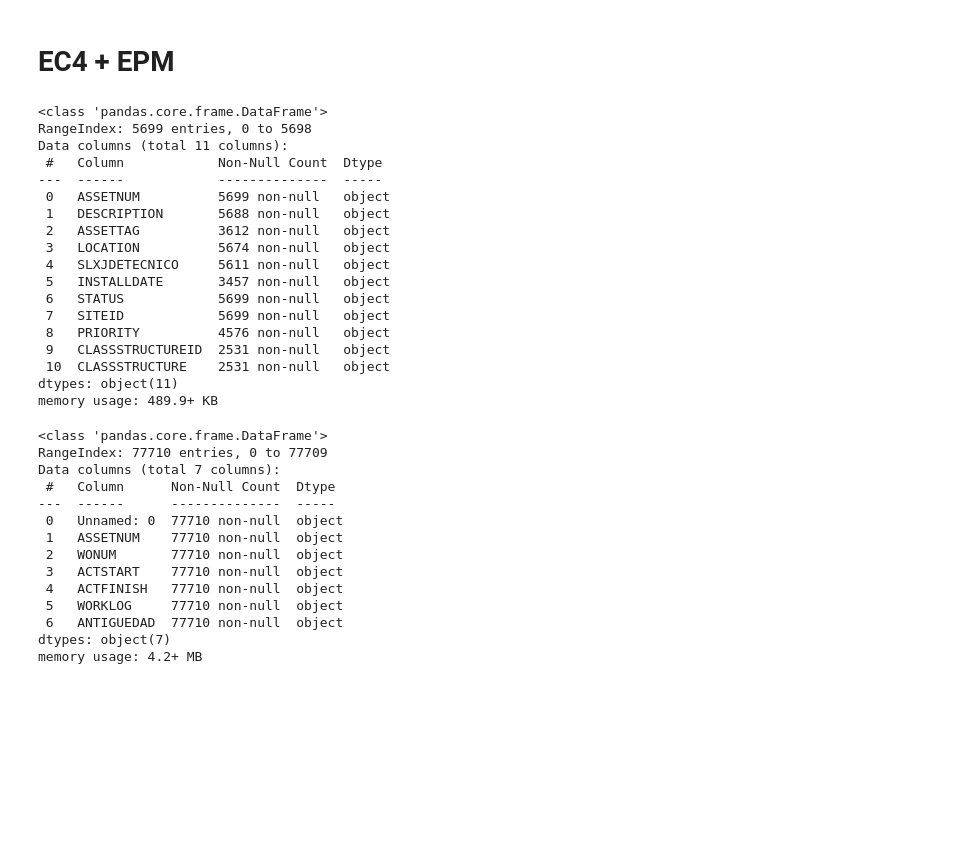
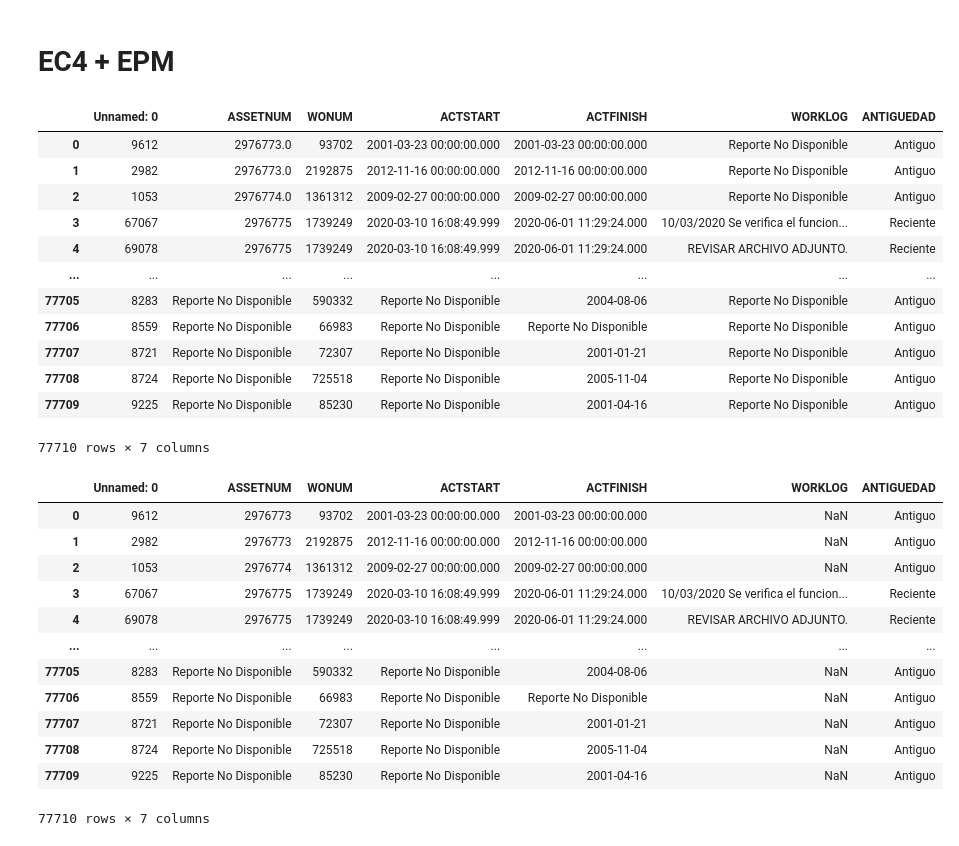
Before and after one commit to juanseleon1/DS4-Team74, a Jupyter notebook: PythonFiles/Santiago.ipynb, the cells around one changed output. Saved outputs shown, nothing was run; the diff lists cells and outputs as text; code cells hidden in the pictures; blank space fills up the shorter version.

```diff
--- a/PythonFiles/Santiago.ipynb
+++ b/PythonFiles/Santiago.ipynb
@@ -737,44 +742,39 @@ from nltk.corpus import stopwords
 # %%
 repo_dir = dirname(abspath(os.getcwd()))
-# %%
-activos = pd.read_csv(repo_dir + '\Data\Activos.csv', delimiter=';', encoding='windows-1252', dtype='object')
-activos.info()
-# %% [output]
-<class 'pandas.core.frame.DataFrame'>
-RangeIndex: 5699 entries, 0 to 5698
-Data columns (total 11 columns):
- #   Column            Non-Null Count  Dtype
----  ------            --------------  -----
- 0   ASSETNUM          5699 non-null   object
- 1   DESCRIPTION       5688 non-null   object
- 2   ASSETTAG          3612 non-null   object
- 3   LOCATION          5674 non-null   object
- 4   SLXJDETECNICO     5611 non-null   object
- 5   INSTALLDATE       3457 non-null   object
- 6   STATUS            5699 non-null   object
- 7   SITEID            5699 non-null   object
- 8   PRIORITY          4576 non-null   object
- 9   CLASSSTRUCTUREID  2531 non-null   object
- 10  CLASSSTRUCTURE    2531 non-null   object
-dtypes: object(11)
-memory usage: 489.9+ KB
 # %%
-consolidado = pd.read_csv(repo_dir + '\Data\DataSetsProcesados\Relacion_ots_activo.csv', delimiter=',', encoding='utf8', dtype='object')
-consolidado.info()
+consolidado = pd.read_csv(repo_dir + '\\Data\\DataSetsProcesados\\relacion_ots_activo_antiguos_y_nuevos.csv',
+                          delimiter=',',
+                          dtype='object')
+consolidado
 # %% [output]
+|  | Unnamed: 0 | ASSETNUM | WONUM | ACTSTART | ACTFINISH | WORKLOG | ANTIGUEDAD |
+| 0 | 9612 | 2976773.0 | 93702 | 2001-03-23 00:00:00.000 | 2001-03-23 00:00:00.000 | Reporte No Disponible | Antiguo |
+| 1 | 2982 | 2976773.0 | 2192875 | 2012-11-16 00:00:00.000 | 2012-11-16 00:00:00.000 | Reporte No Disponible | Antiguo |
+| 2 | 1053 | 2976774.0 | 1361312 | 2009-02-27 00:00:00.000 | 2009-02-27 00:00:00.000 | Reporte No Disponible | Antiguo |
+| 3 | 67067 | 2976775 | 1739249 | 2020-03-10 16:08:49.999 | 2020-06-01 11:29:24.000 | 10/03/2020 Se verifica el funcion... | Reciente |
+| 4 | 69078 | 2976775 | 1739249 | 2020-03-10 16:08:49.999 | 2020-06-01 11:29:24.000 | REVISAR ARCHIVO ADJUNTO. | Reciente |
+| ... | ... | ... | ... | ... | ... | ... | ... |
+| 77705 | 8283 | Reporte No Disponible | 590332 | Reporte No Disponible | 2004-08-06 | Reporte No Disponible | Antiguo |
+| 77706 | 8559 | Reporte No Disponible | 66983 | Reporte No Disponible | Reporte No Disponible | Reporte No Disponible | Antiguo |
+| 77707 | 8721 | Reporte No Disponible | 72307 | Reporte No Disponible | 2001-01-21 | Reporte No Disponible | Antiguo |
+| 77708 | 8724 | Reporte No Disponible | 725518 | Reporte No Disponible | 2005-11-04 | Reporte No Disponible | Antiguo |
+| 77709 | 9225 | Reporte No Disponible | 85230 | Reporte No Disponible | 2001-04-16 | Reporte No Disponible | Antiguo |
-<class 'pandas.core.frame.DataFrame'>
-RangeIndex: 77710 entries, 0 to 77709
-Data columns (total 7 columns):
- #   Column      Non-Null Count  Dtype
----  ------      --------------  -----
- 0   Unnamed: 0  77710 non-null  object
- 1   ASSETNUM    77710 non-null  object
- 2   WONUM       77710 non-null  object
- 3   ACTSTART    77710 non-null  object
- 4   ACTFINISH   77710 non-null  object
- 5   WORKLOG     77710 non-null  object
- 6   ANTIGUEDAD  77710 non-null  object
-dtypes: object(7)
-memory usage: 4.2+ MB
+77710 rows × 7 columns
 # %%
 consolidado.WORKLOG = consolidado.WORKLOG.replace('Reporte No Disponible', np.nan)
+consolidado.ASSETNUM = consolidado.ASSETNUM.str.replace('.0', '')
+consolidado
+# %% [output]
+|  | Unnamed: 0 | ASSETNUM | WONUM | ACTSTART | ACTFINISH | WORKLOG | ANTIGUEDAD |
+| 0 | 9612 | 2976773 | 93702 | 2001-03-23 00:00:00.000 | 2001-03-23 00:00:00.000 | NaN | Antiguo |
+| 1 | 2982 | 2976773 | 2192875 | 2012-11-16 00:00:00.000 | 2012-11-16 00:00:00.000 | NaN | Antiguo |
+| 2 | 1053 | 2976774 | 1361312 | 2009-02-27 00:00:00.000 | 2009-02-27 00:00:00.000 | NaN | Antiguo |
+| 3 | 67067 | 2976775 | 1739249 | 2020-03-10 16:08:49.999 | 2020-06-01 11:29:24.000 | 10/03/2020 Se verifica el funcion... | Reciente |
+| 4 | 69078 | 2976775 | 1739249 | 2020-03-10 16:08:49.999 | 2020-06-01 11:29:24.000 | REVISAR ARCHIVO ADJUNTO. | Reciente |
+| ... | ... | ... | ... | ... | ... | ... | ... |
+| 77705 | 8283 | Reporte No Disponible | 590332 | Reporte No Disponible | 2004-08-06 | NaN | Antiguo |
+| 77706 | 8559 | Reporte No Disponible | 66983 | Reporte No Disponible | Reporte No Disponible | NaN | Antiguo |
+| 77707 | 8721 | Reporte No Disponible | 72307 | Reporte No Disponible | 2001-01-21 | NaN | Antiguo |
+| 77708 | 8724 | Reporte No Disponible | 725518 | Reporte No Disponible | 2005-11-04 | NaN | Antiguo |
+| 77709 | 9225 | Reporte No Disponible | 85230 | Reporte No Disponible | 2001-04-16 | NaN | Antiguo |
+77710 rows × 7 columns
```
Also changed, not shown: parts of 23 cells of this notebook.
